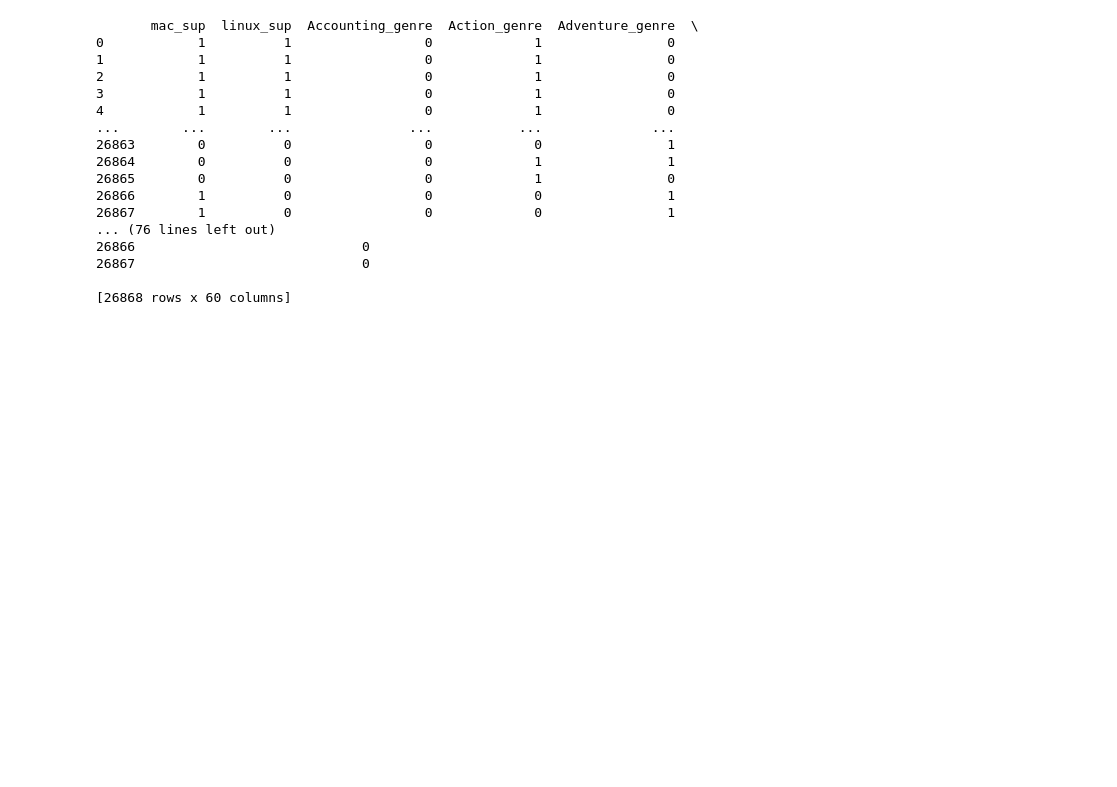
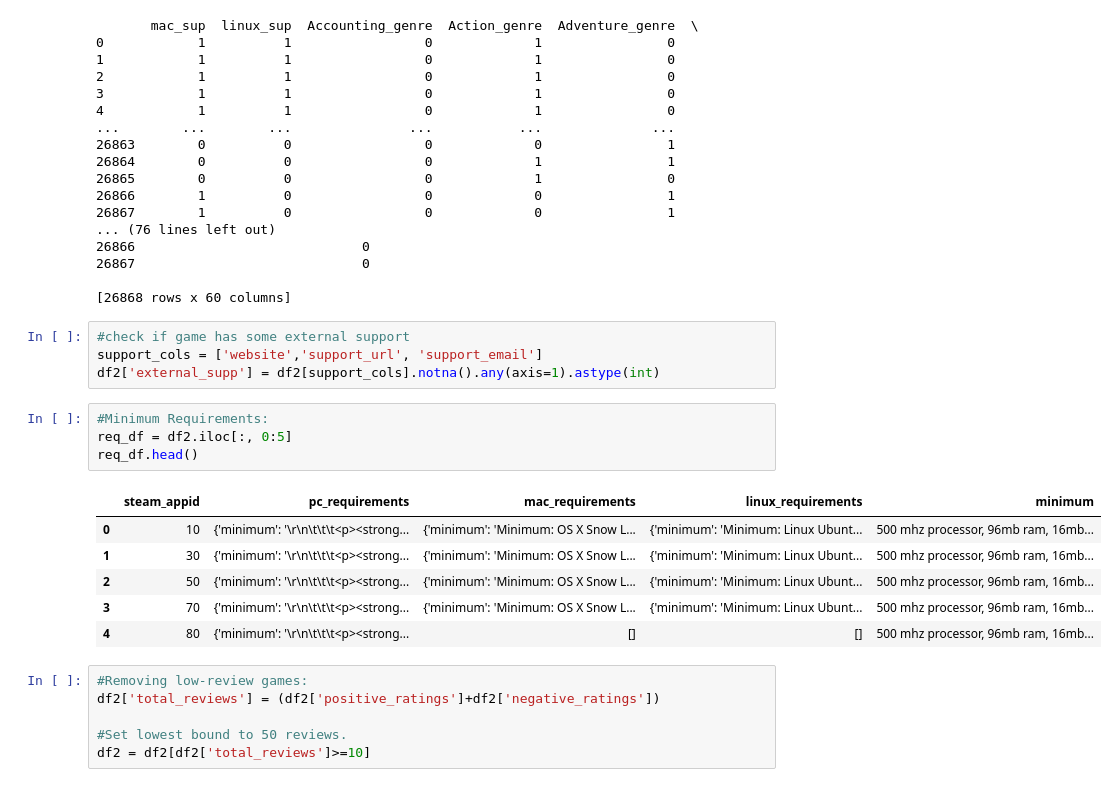
Before and after one commit to LuminousFirefly/game_success_prediction, a Jupyter notebook: cleaning.ipynb, the cells around one changed output. Drawn from its saved outputs; the diff is of its cells as text; blank space fills up the shorter version.

```diff
--- a/cleaning.ipynb
+++ b/cleaning.ipynb
@@ -118,5 +118,26 @@ print(df2.iloc[:,-60:])
 26867                             0
 
 [26868 rows x 60 columns]
+# %%
+#check if game has some external support
+support_cols = ['website','support_url', 'support_email']
+df2['external_supp'] = df2[support_cols].notna().any(axis=1).astype(int)
+# %%
+#Minimum Requirements:
+req_df = df2.iloc[:, 0:5]
+req_df.head()
+# %% [output]
+|  | steam_appid | pc_requirements | mac_requirements | linux_requirements | minimum |
+| 0 | 10 | {'minimum': '\r\n\t\t\t<p><strong... | {'minimum': 'Minimum: OS X Snow L... | {'minimum': 'Minimum: Linux Ubunt... | 500 mhz processor, 96mb ram, 16mb... |
+| 1 | 30 | {'minimum': '\r\n\t\t\t<p><strong... | {'minimum': 'Minimum: OS X Snow L... | {'minimum': 'Minimum: Linux Ubunt... | 500 mhz processor, 96mb ram, 16mb... |
+| 2 | 50 | {'minimum': '\r\n\t\t\t<p><strong... | {'minimum': 'Minimum: OS X Snow L... | {'minimum': 'Minimum: Linux Ubunt... | 500 mhz processor, 96mb ram, 16mb... |
+| 3 | 70 | {'minimum': '\r\n\t\t\t<p><strong... | {'minimum': 'Minimum: OS X Snow L... | {'minimum': 'Minimum: Linux Ubunt... | 500 mhz processor, 96mb ram, 16mb... |
+| 4 | 80 | {'minimum': '\r\n\t\t\t<p><strong... | [] | [] | 500 mhz processor, 96mb ram, 16mb... |
+# %%
+#Removing low-review games:
+df2['total_reviews'] = (df2['positive_ratings']+df2['negative_ratings'])
+
+#Set lowest bound to 50 reviews.
+df2 = df2[df2['total_reviews']>=10]
 # %%
 #Add rating proportion
```
Also changed, not shown: parts of 3 cells of this notebook.
